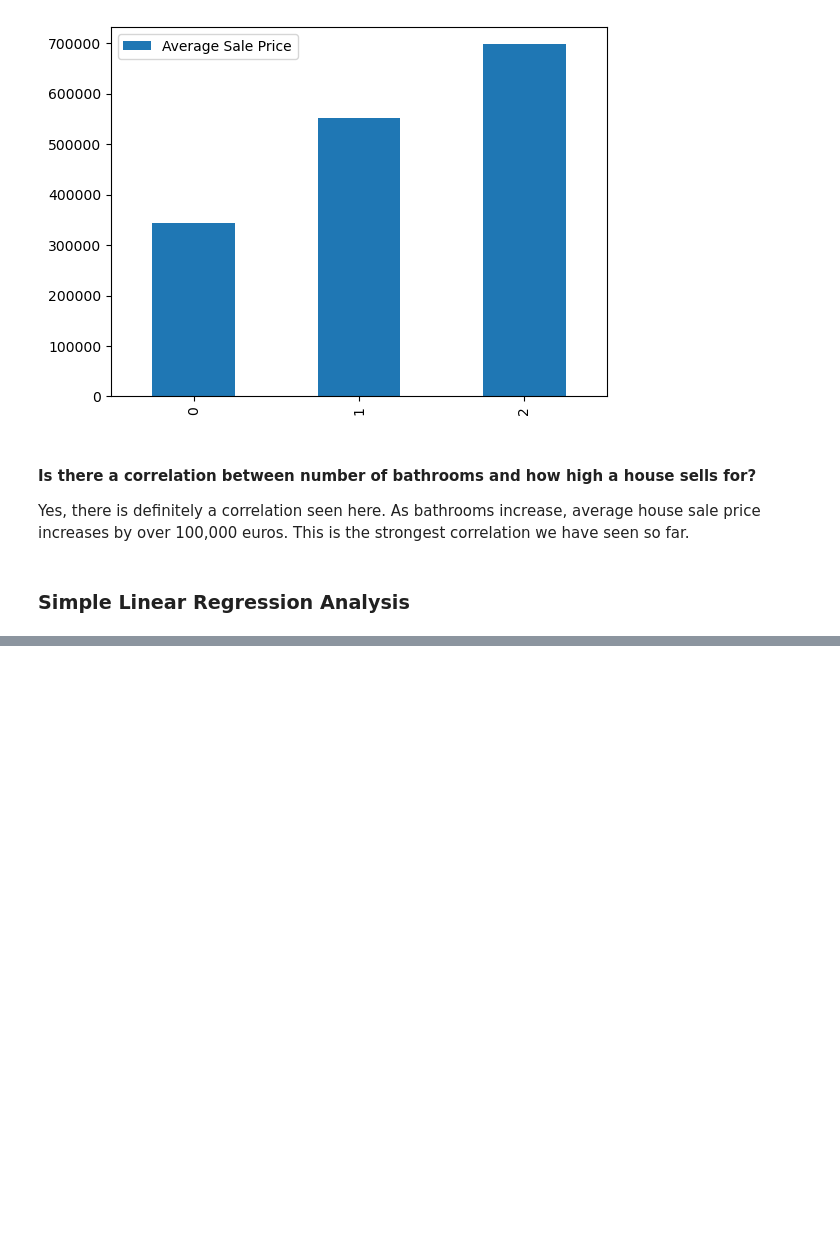
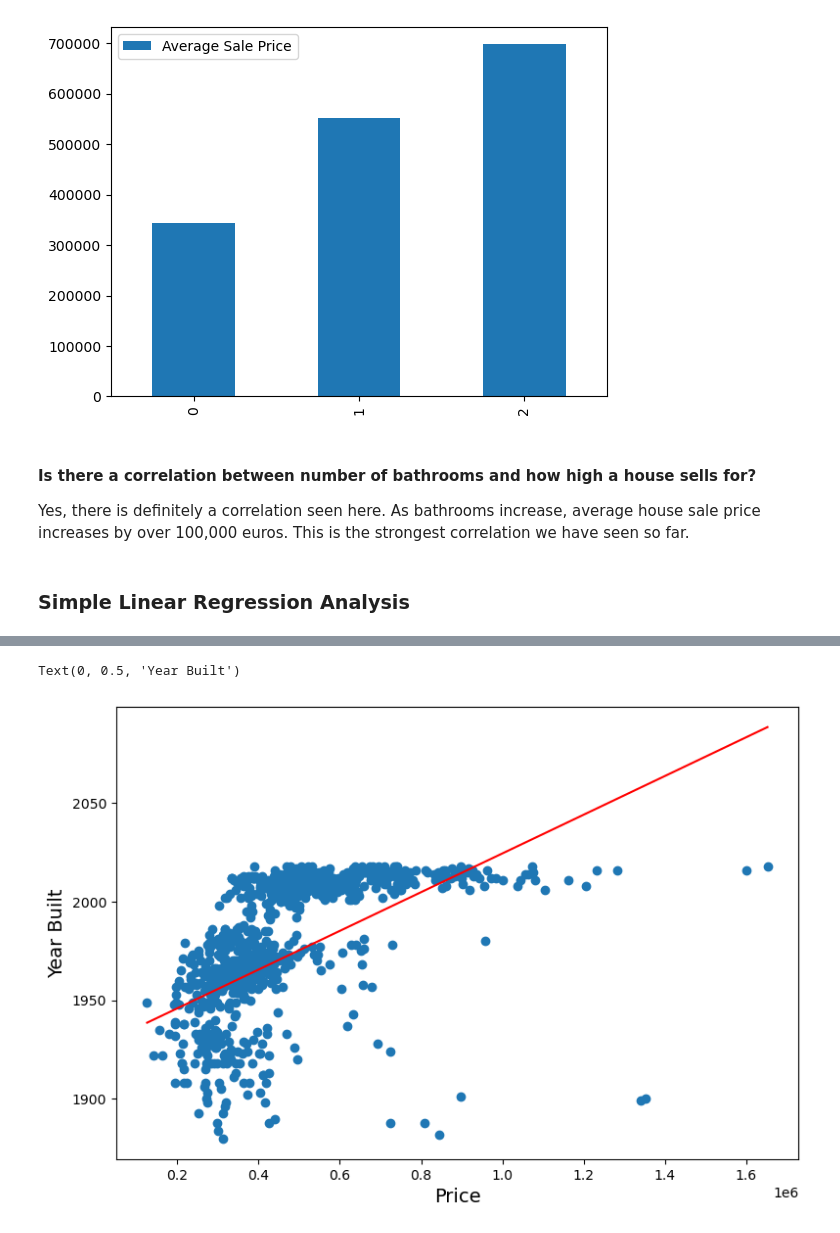
Before and after one commit to dandex200/Data_Science_Python, a Jupyter notebook: Assignment 2/Task3.ipynb, the cells around one changed output, grey strips where cells are left out. Drawn from its saved outputs; the diff is of its cells as text; code cells hidden in the pictures; blank space fills up the shorter version.

```diff
--- a/Assignment 2/Task3.ipynb
+++ b/Assignment 2/Task3.ipynb
@@ -468,0 +483,19 @@ LinearRegression()
+# %%
+#Numeric Analysis #1 Linear Regression: Year Built
+x = df_price_age[["Price"]].values
+y = df_price_age[["Year Built"]].values
+
+model = LinearRegression()
+model.fit(x, y)
+
+plt.figure(figsize=(9,6))
+plt.scatter(x, y)
+# plot the regression line
+m = model.coef_[0]
+b = model.intercept_
+plt.plot([min(x), max(x)], [b, m*max(x) + b], 'r')
+plt.xlabel('Price', fontsize=14)
+plt.ylabel('Year Built', fontsize=14)
+# %% [output]
+Text(0, 0.5, 'Year Built')
+[figure, added]
```
Also changed, not shown: parts of 5 cells of this notebook, 2 other files.
